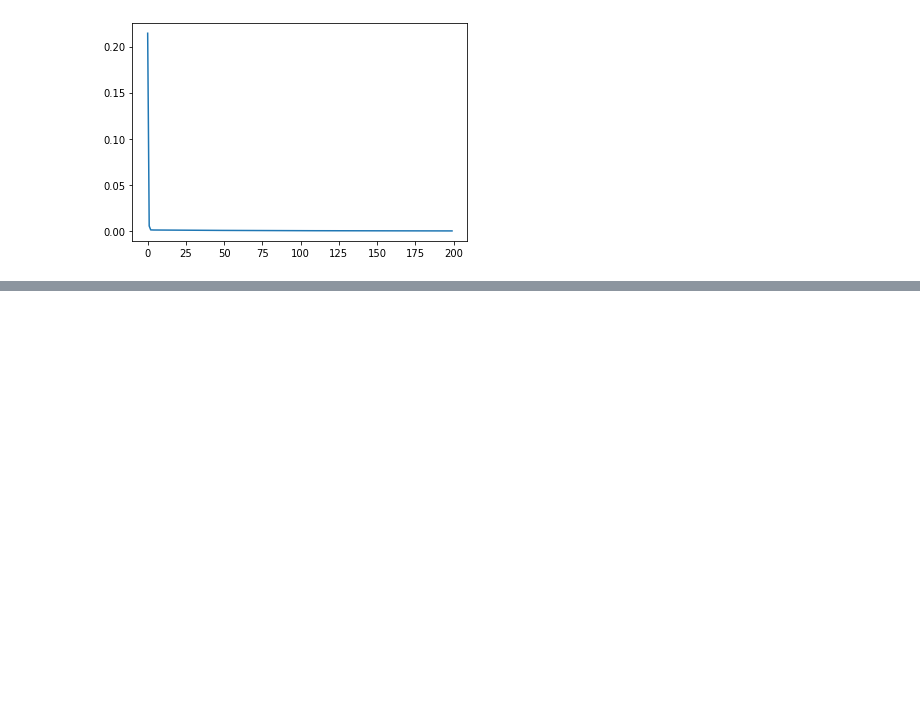
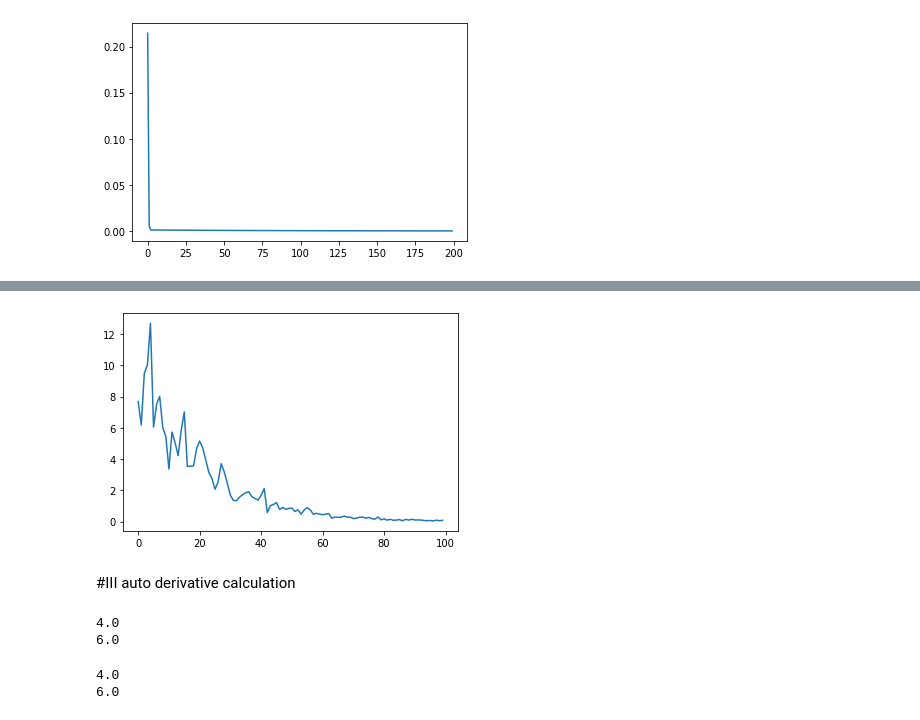
Before and after one commit to Eunhasuiin/Tensorflow-DeepLearning-Programing, a Jupyter notebook: TDP_03.ipynb, the cells around one changed output, grey strips where cells are left out. Cells and saved outputs as stored; diff of their text form; code cells hidden in the pictures; blank space fills up the shorter version.

Commit message:
23.03.22 update update 2 new part III auto derivative calculation IV simple linear regression with tensorflow

```diff
--- a/TDP_03.ipynb
+++ b/TDP_03.ipynb
@@ -104,3 +104,50 @@ epoch=180: w=  0.9969, b=  0.0235, loss=  0.0002
 epoch=190: w=  0.9971, b=  0.0223, loss=  0.0001
 w=0.9972, b=0.0212, loss=0.0001
 [figure]
+# %%
+import numpy as np
+import matplotlib.pyplot as plt
+
+def MSE(y,t):
+  return np.sum((y-t)**2) / t.size
+
+x=np.arange(12)
+t=np.arange(12)
+
+#set hyper parameter
+w=0.5
+b=0
+lr=0.0001
+loss_list=[]
+
+train_size=t.size
+batch_size=4
+K=train_size // batch_size
+
+for epoch in range(100):
+  loss=0
+  for step in range(K):
+    mask=np.random.choice(train_size, batch_size)
+    x_batch=x[mask]
+    t_batch=t[mask]
+
+    y= w*x_batch + b
+    dW=np.sum((y-t_batch)*x_batch)*2 / batch_size
+    dB=np.sum((y-t_batch))*2 / batch_size
+
+    w-= lr*dW
+    b-= lr*dB
+
+    y=w*x_batch + b
+    loss+=MSE(y, t_batch)
+  loss/=K
+  loss_list.append(loss)
+
+  if not epoch % 10: print("epoch={}: w={:>8.4f}, b={:>8.4f}, loss={:>8.4f}".format(epoch, w, b, loss))
+
+print("w={:>8.4f}, b={:>8.4f}, loss={:>8.4f}".format(w, b, loss))
+
+import matplotlib.pyplot as plt
+plt.plot(loss_list)
+plt.show()
+# %% [output]
@@ -106,0 +165,33 @@ w=0.9972, b=0.0212, loss=0.0001
+[figure, added]
+# %% [markdown]
+#III auto derivative calculation
+# %%
+import tensorflow as tf
+
+x=tf.Variable(2.0); y=tf.Variable(3.0)
+
+with tf.GradientTape() as tape:
+  z=x**2+y**2
+dx,dy=tape.gradient(z,[x,y]) #auto calculate partial derivative
+
+print(dx.numpy()); print(dy.numpy())
+# %% [output]
+4.0
+6.0
+# %%
+import tensorflow as tf
+
+x=tf.Variable(2.0); y=tf.Variable(3.0)
+
+with tf.GradientTape(persistent=True) as tape: #persistnt is simply maintain function INF
+  tape.watch(x);
+  tape.watch(y)
+  z=x**2+y**2
+dx=tape.gradient(z,x)
+dy=tape.gradient(z,y)
+#dx,dy=tape.gradient(z,[x,y]) #auto calculate partial derivative
+
+print(dx.numpy()); print(dy.numpy())
+# %% [output]
+4.0
+6.0
```
Also changed, not shown: parts of 6 cells of this notebook.
